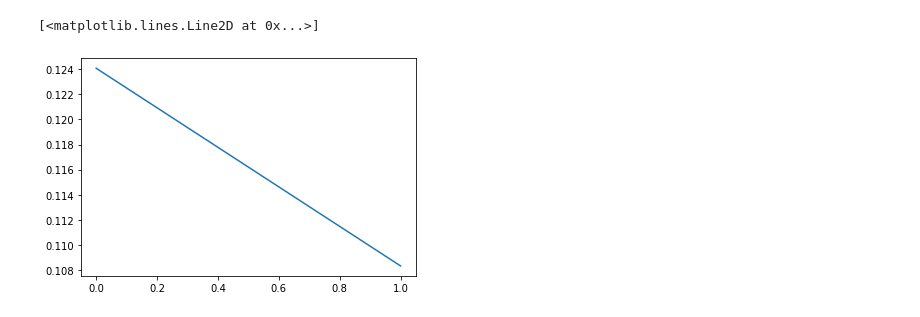
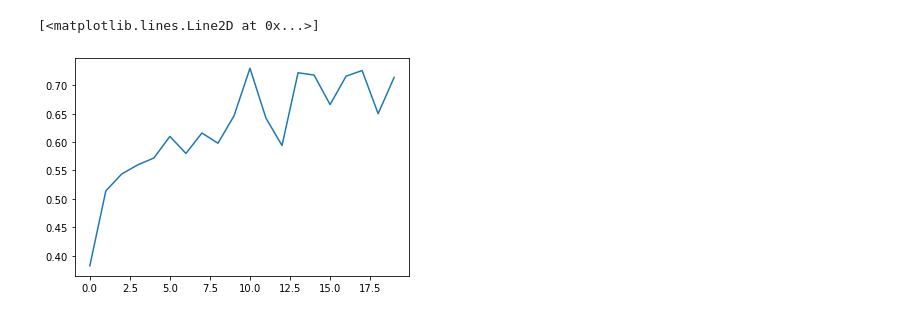
Before and after one commit to thurgarion2/tictactoe, a Jupyter notebook: tic_tac_toe_2.ipynb, the cells around one changed output. Drawn from its saved outputs; the diff is of its cells as text; code cells hidden in the pictures.

```diff
--- a/tic_tac_toe_2.ipynb
+++ b/tic_tac_toe_2.ipynb
@@ -212,7 +156,7 @@ def optimize_model(policy_net, target_net, memory , optim, criterion, batch_size
 # %%
-average_loss, average_reward = train_deep_q(nb_games=500, batch_size=1, buffer_size=1)
+result =  play_epsilon_n_strategy(1, n_games = 5000, player_opt_epsilon = 0.5, average_length = 250.0)
 # %%
-plt.plot(average_loss)
+plt.plot(result[2])
 # %% [output]
 [<matplotlib.lines.Line2D at 0x...>]
-[figure, old version]
+[figure, new version]
```
Also changed, not shown: parts of 22 cells of this notebook, 6 other files.
